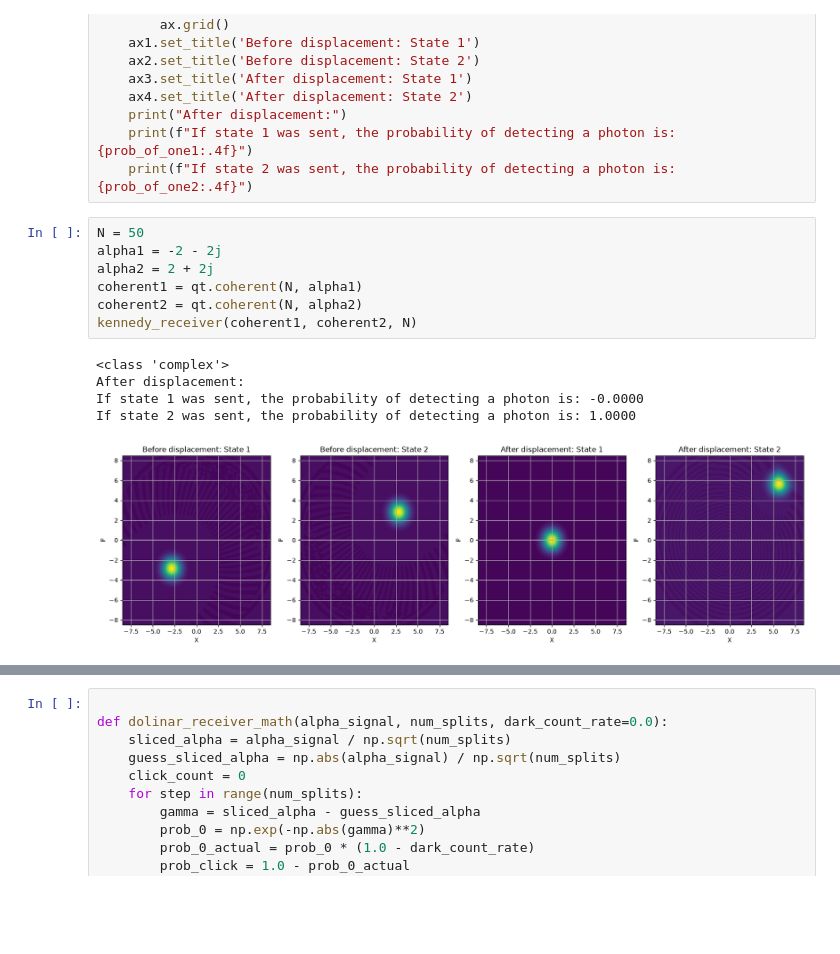
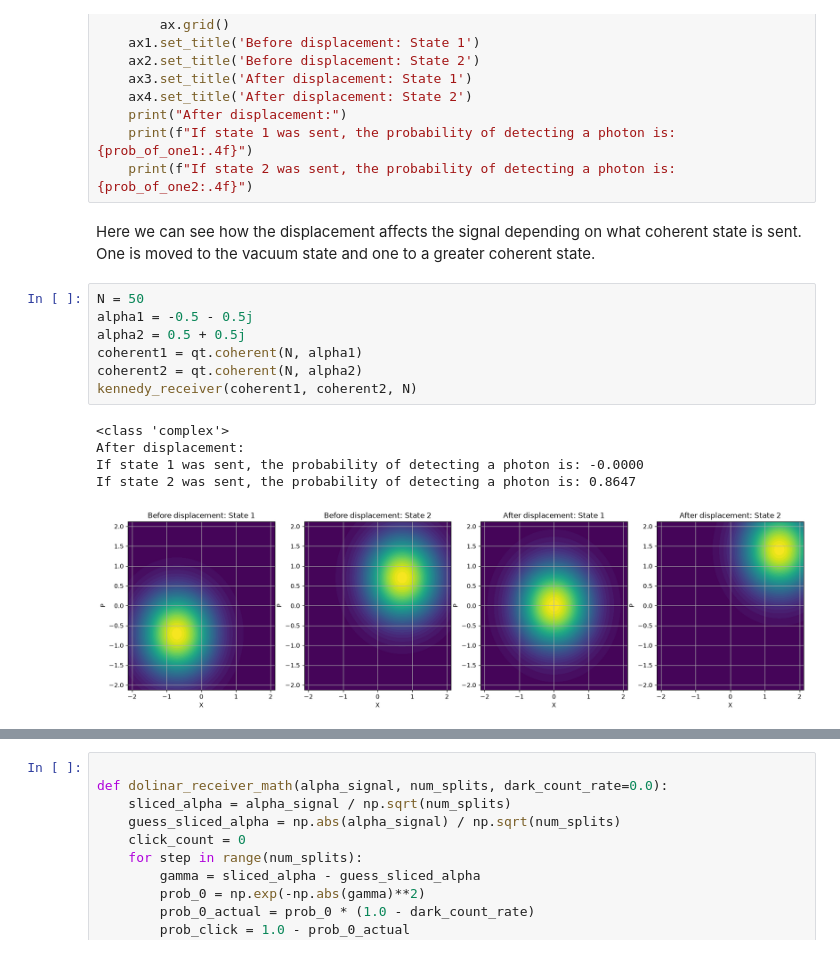
Before and after one commit to eskildpra/Dolinar-Receiver, a Jupyter notebook: test.ipynb, the cells around one changed output, grey strips where cells are left out. Cells and saved outputs as stored; diff of their text form; blank space fills up the shorter version.

Commit message:
Stated explainations

```diff
--- a/test.ipynb
+++ b/test.ipynb
@@ -98,16 +88,18 @@ def kennedy_receiver(coherent1, coherent2, N):
     print("After displacement:")
     print(f"If state 1 was sent, the probability of detecting a photon is: {prob_of_one1:.4f}")
     print(f"If state 2 was sent, the probability of detecting a photon is: {prob_of_one2:.4f}")
+# %% [markdown]
+Here we can see how the displacement affects the signal depending on what coherent state is sent. One is moved to the vacuum state and one to a greater coherent state.
 # %%
 N = 50
-alpha1 = -2 - 2j
-alpha2 = 2 + 2j
+alpha1 = -0.5 - 0.5j
+alpha2 = 0.5 + 0.5j
 coherent1 = qt.coherent(N, alpha1)
 coherent2 = qt.coherent(N, alpha2)
 kennedy_receiver(coherent1, coherent2, N)
 # %% [output]
 <class 'complex'>
 After displacement:
 If state 1 was sent, the probability of detecting a photon is: -0.0000
-If state 2 was sent, the probability of detecting a photon is: 1.0000
+If state 2 was sent, the probability of detecting a photon is: 0.8647
-[figure, old version]
+[figure, new version]
```
Also changed, not shown: parts of 18 cells of this notebook.
